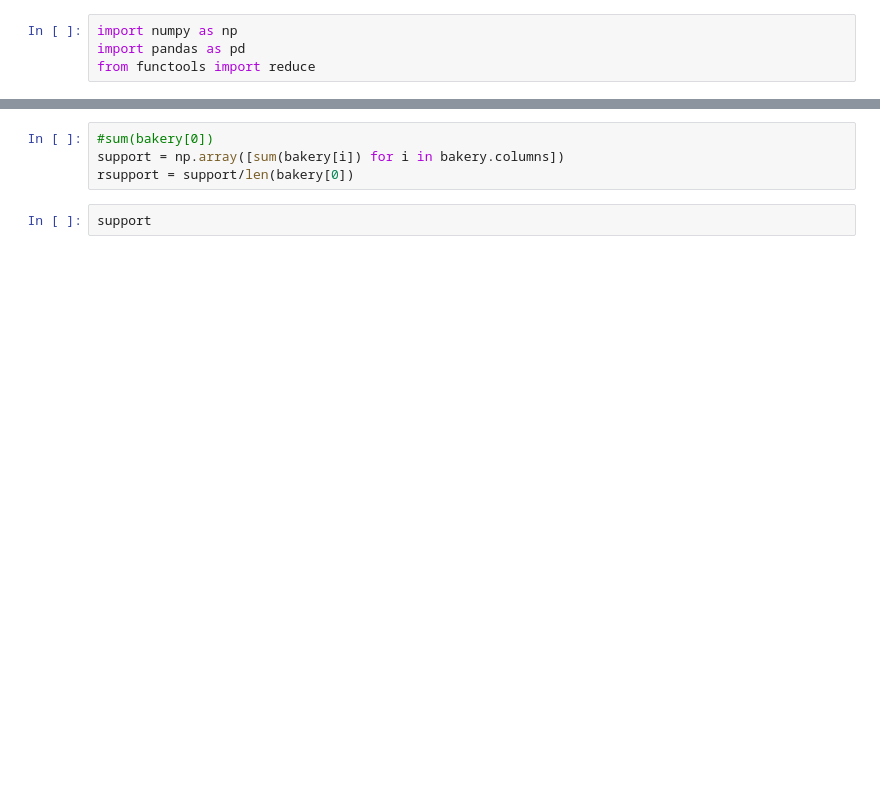
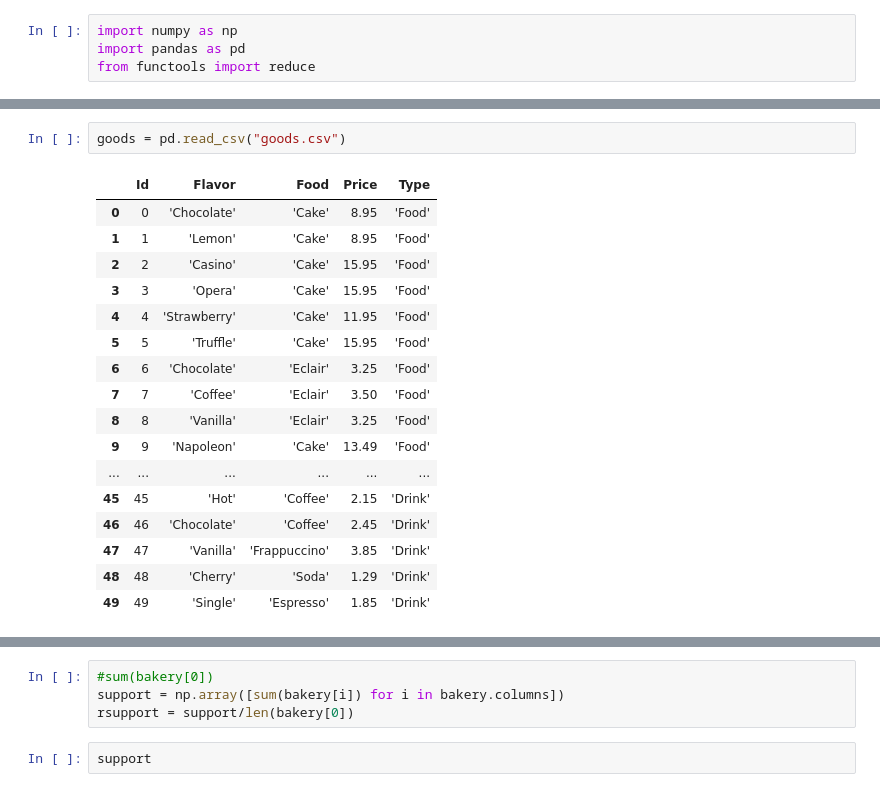
Before and after one commit to cal-brown/lab2, a Jupyter notebook: lab2.ipynb, the cells around one changed output, grey strips where cells are left out. Saved outputs shown, nothing was run; the diff lists cells and outputs as text; blank space fills up the shorter version.

```diff
--- a/lab2.ipynb
+++ b/lab2.ipynb
@@ -22,3 +23,23 @@ bakery
+# %%
+goods = pd.read_csv("goods.csv")
+# %% [output]
+|  | Id | Flavor | Food | Price | Type |
+| 0 | 0 | 'Chocolate' | 'Cake' | 8.95 | 'Food' |
+| 1 | 1 | 'Lemon' | 'Cake' | 8.95 | 'Food' |
+| 2 | 2 | 'Casino' | 'Cake' | 15.95 | 'Food' |
+| 3 | 3 | 'Opera' | 'Cake' | 15.95 | 'Food' |
+| 4 | 4 | 'Strawberry' | 'Cake' | 11.95 | 'Food' |
+| 5 | 5 | 'Truffle' | 'Cake' | 15.95 | 'Food' |
+| 6 | 6 | 'Chocolate' | 'Eclair' | 3.25 | 'Food' |
+| 7 | 7 | 'Coffee' | 'Eclair' | 3.50 | 'Food' |
+| 8 | 8 | 'Vanilla' | 'Eclair' | 3.25 | 'Food' |
+| 9 | 9 | 'Napoleon' | 'Cake' | 13.49 | 'Food' |
+| ... | ... | ... | ... | ... | ... |
+| 45 | 45 | 'Hot' | 'Coffee' | 2.15 | 'Drink' |
+| 46 | 46 | 'Chocolate' | 'Coffee' | 2.45 | 'Drink' |
+| 47 | 47 | 'Vanilla' | 'Frappuccino' | 3.85 | 'Drink' |
+| 48 | 48 | 'Cherry' | 'Soda' | 1.29 | 'Drink' |
+| 49 | 49 | 'Single' | 'Espresso' | 1.85 | 'Drink' |
 # %%
 sum(bakery[0] & bakery[1] & bakery[2] & bakery[3])
 # %% [output]
```
Also changed, not shown: parts of 18 cells of this notebook, 3 other files.
